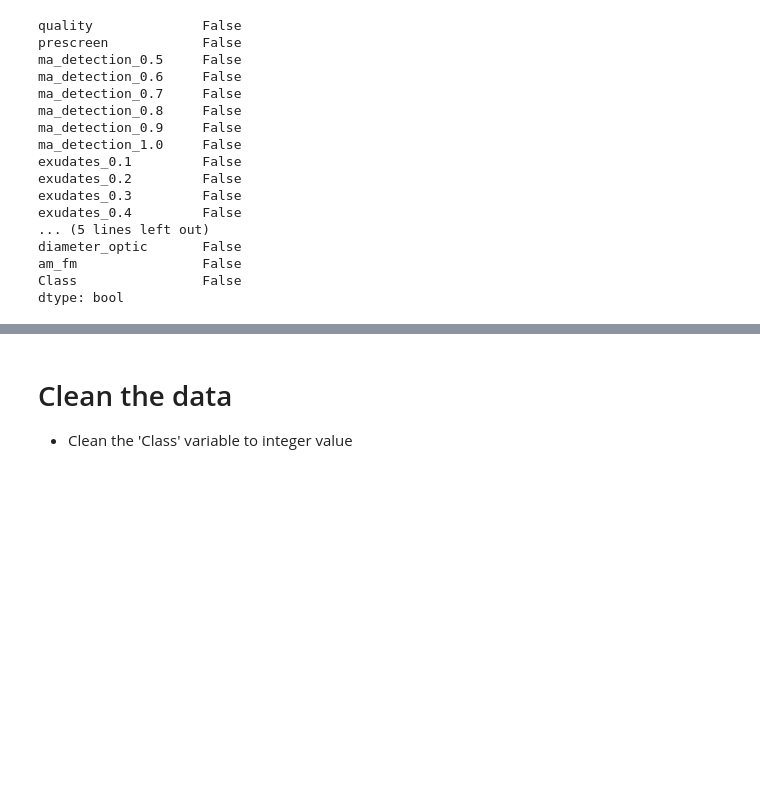
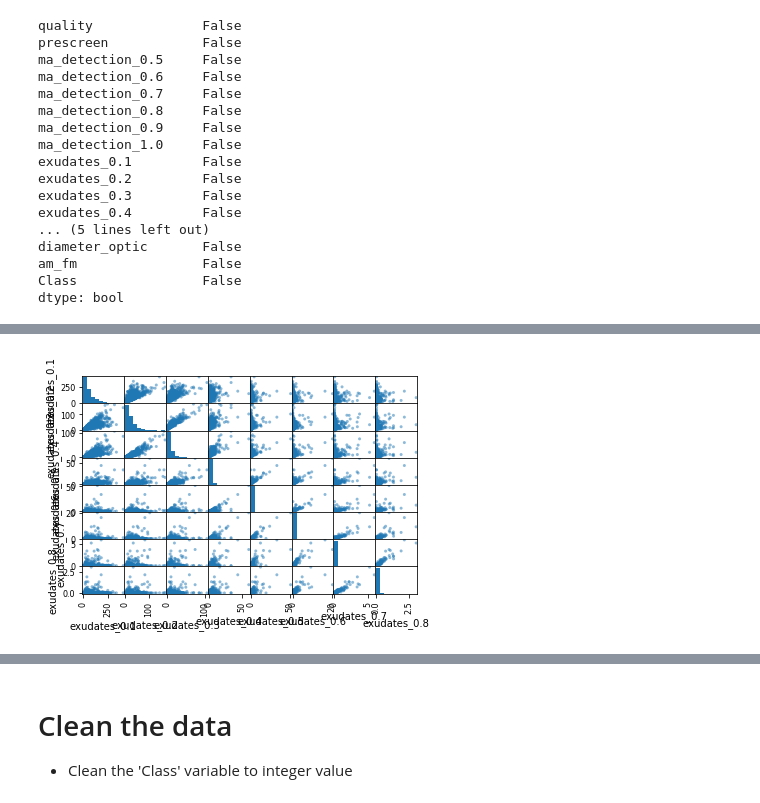
Before and after one commit to junyitt/machine_learning_project, a Jupyter notebook: MachineLearningProject.ipynb, the cells around one changed output, grey strips where cells are left out. Drawn from its saved outputs; the diff is of its cells as text; code cells hidden in the pictures; blank space fills up the shorter version.

```diff
--- a/MachineLearningProject.ipynb
+++ b/MachineLearningProject.ipynb
@@ -103,0 +125,6 @@ dtype: bool
+# %%
+scatter_matrix(df[["exudates_0.1", "exudates_0.2", "exudates_0.3", "exudates_0.4", "exudates_0.5", "exudates_0.6", "exudates_0.7", "exudates_0.8"]])
+plt.savefig('exudates_features.png')
+plt.show()
+# %% [output]
+[figure, added]
```
Also changed, not shown: parts of 6 cells of this notebook, 2 other files.
